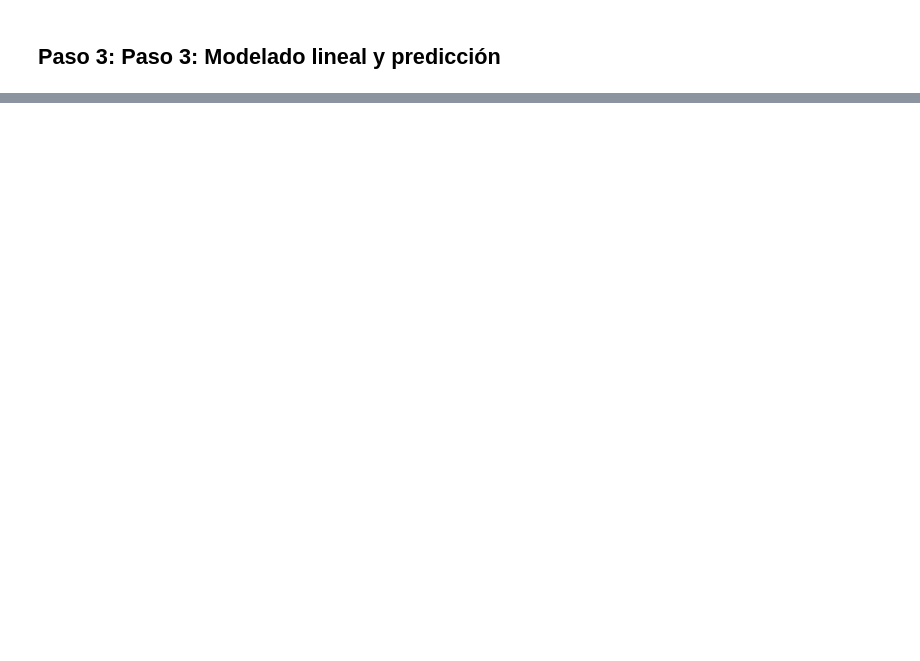
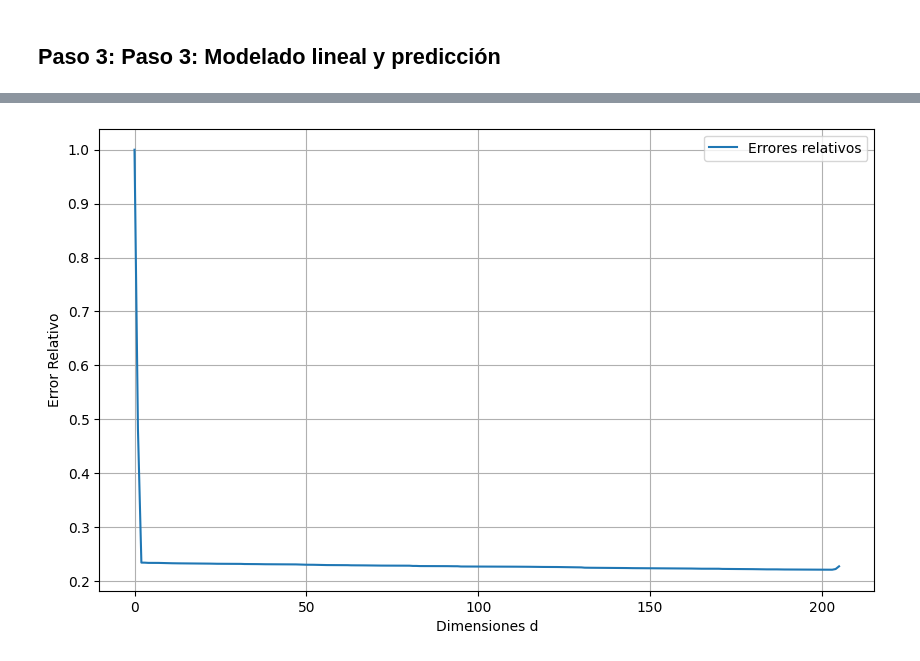
Before and after one commit to alejozeta/MNyO2, a Jupyter notebook: TP3/Ejercicio 1/ejercicio1.ipynb, the cells around one changed output, grey strips where cells are left out. Saved outputs shown, nothing was run; the diff lists cells and outputs as text; code cells hidden in the pictures; blank space fills up the shorter version.

```diff
--- a/TP3/Ejercicio 1/ejercicio1.ipynb
+++ b/TP3/Ejercicio 1/ejercicio1.ipynb
@@ -183,30 +162,98 @@ Most important dimensions for d = 10 : [205 203 201 202 204 200  28  91  69 115]
 # %%
 #I want to find B such as ||XB - Y|| is minimum so i want to find an aproximation of XB = Y. B.shape = (206,)
 dimensiones = [2, 6, 10, 206]
+Y_centered = Y - np.mean(Y)
 
-U, S, VT = np.linalg.svd(X, full_matrices=False)
+# U, S, VT = np.linalg.svd(X_centered, full_matrices=False)
 
 def pseudo_inverse(A, d):
     U, S, VT = np.linalg.svd(A, full_matrices=False)
     S_d = np.diag(1/S[:d])
+    # print(S_d.shape)
     A_d = np.dot(VT.T[:,:d], S_d).dot(U.T[:d,:])
+    # print(A_d.shape)
     return A_d
+def absolute_error(A,B):
+    abserr = 0
 
-def zero_machine_error(A, tol = 1e-13):
     for i in range(A.shape[0]):
-        for j in range(A.shape[1]):
-            if abs(A[i,j]) < tol:
-                A[i,j] = 0
-    return A
+        abserr += abs(A[i]-B[i])
+
+    return abserr
+
 
 def find_B(X, Y, d):
-    x = zero_machine_error(X)
     A_d = pseudo_inverse(X, d)
     B = np.dot(A_d, Y)
     return B
 
+
+doms = [i for i in range(0, 206)]
+relative_errors = []
+
+# Calcular errores relativos
+for d in doms:
+
+    B = find_B(X_centered, Y_centered, d)
+    z = np.dot(X_centered, B) - Y_centered
+    relative_error = np.linalg.norm(z) / np.linalg.norm(Y_centered)
+    relative_errors.append(relative_error)
+    # print (d, relative_error)
+print("Index of minimum: ",relative_errors.index(min(relative_errors)), ", Error: ", min(relative_errors), ", Norma: ",min(relative_errors)*np.linalg.norm(Y_centered))
+# Graficar errores relativos
+plt.figure(figsize=(10, 6))
+plt.plot(doms, relative_errors, label="Errores relativos")
+# plt.title('Error Relativo de la Aproximación XB respecto a Y')
+plt.xlabel('Dimensiones d')
+plt.ylabel('Error Relativo')
+plt.legend()
+plt.grid(True)
+plt.show()
+
 for d in dimensiones:
-    B = find_B(X, Y, d)
-    z = np.dot(X, B) - Y
-    print('Norma of XB - Y for d =', d, ':', np.linalg.norm(z))
+    B = find_B(X_centered, Y_centered, d)
+    z = np.dot(X_centered, B) - Y_centered
+    print('Norma of XB - Y for d =', d, ':', np.linalg.norm(z)/np.linalg.norm(Y_centered))
+    # print(B[:d])
+
+
+dimensiones += [202]
+
+B2 = find_B(X_centered, Y_centered, 2)
+XB2 = np.dot(X_centered, B2)
+plt.figure(figsize=(10, 10))
+plt.subplot(2,1,1)
+plt.plot(Y_centered, label='Y (Real)')
+plt.plot(XB2, label=f'XB (Aproximado) con d={2}')
+plt.title(f'd={2}')
+plt.xlabel('Índice')
+plt.ylabel('Valores')
+plt.legend()
+plt.grid(True)
+
+B202 = find_B(X_centered, Y_centered, 202)
+XB202 = np.dot(X_centered, B202)
+plt.subplot(2,1,2)
+
+plt.plot(Y_centered, label='Y (Real)')
+plt.plot(XB202, label=f'XB (Aproximado) con d={202}')
+plt.title(f'd={202}')
+plt.xlabel('Índice')
+plt.ylabel('Valores')
+plt.legend()
+plt.grid(True)
+plt.show()
+
+# for d in dimensiones:
+#     B = find_B(X_centered, Y_centered, d)
+#     XB = np.dot(X_centered, B)
+#     plt.figure(figsize=(10, 6))
+#     plt.plot(Y_centered, label='Y (Real)')
+#     plt.plot(XB, label=f'XB (Aproximado) con d={d}')
+#     plt.title(f'Comparación de Y y XB para d={d}')
+#     plt.xlabel('Índice')
+#     plt.ylabel('Valores')
+#     plt.legend()
+#     plt.grid(True)
+#     plt.show()
 # %% [output]
@@ -216,0 +261 @@ Norma of XB - Y for d = 206 : 4080.0990583623684
+[figure, added]
```
Also changed, not shown: parts of 3 cells of this notebook, 15 other files.
